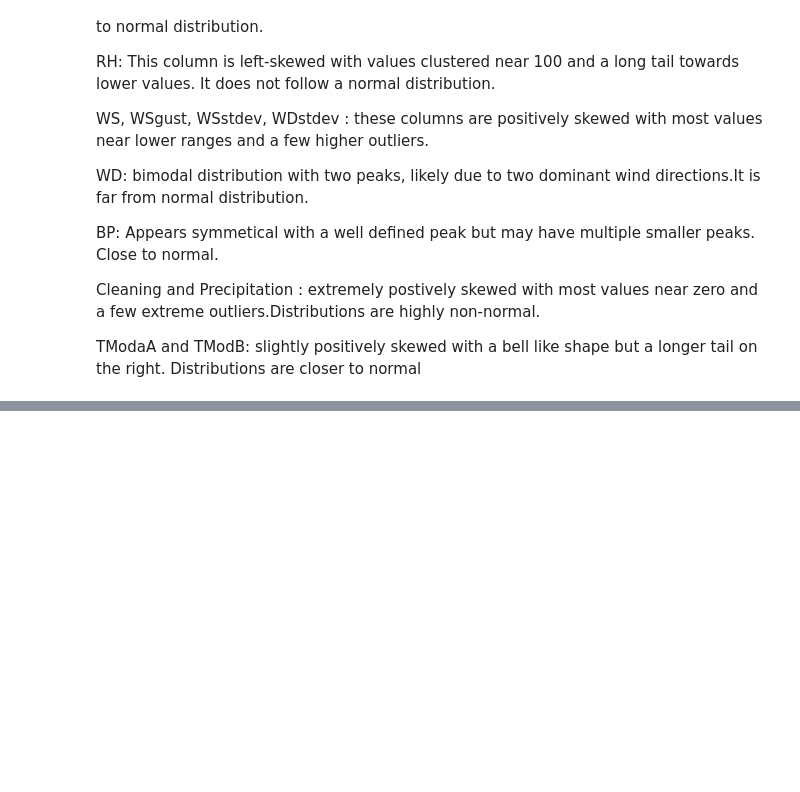
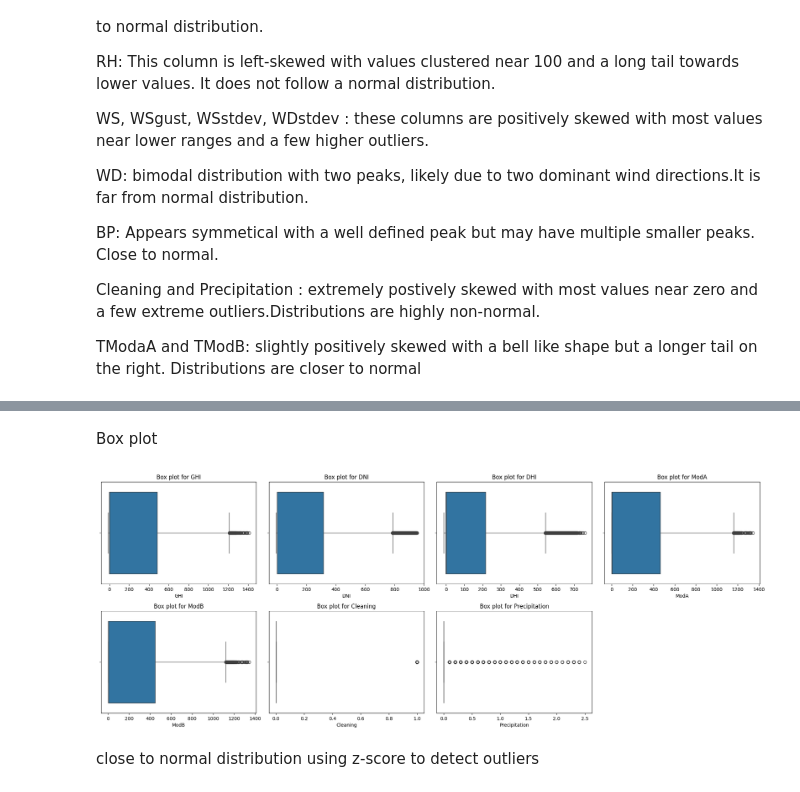
Before and after one commit to SamrawitMM/SolarRadiation-EDA, a Jupyter notebook: notebooks/main.ipynb, the cells around one changed output, grey strips where cells are left out. Saved outputs shown, nothing was run; the diff lists cells and outputs as text; code cells hidden in the pictures; blank space fills up the shorter version.

Commit message:
detect outliers using IQR and z-score

```diff
--- a/notebooks/main.ipynb
+++ b/notebooks/main.ipynb
@@ -572,0 +579,16 @@ Outliers Check
+# %%
+skewed_col = ['GHI', 'DNI', 'DHI', 'ModA', 'ModB', 'Cleaning', 'Precipitation']
+
+for col in skewed_col:
+    Q1 = benin[col].quantile(0.25)
+    Q3 = benin[col].quantile(0.75)
+
+    IQR = Q3 - Q1
+
+    lower_bound = 0
+    upper_bound = Q3 + 1.5 * IQR
+
+    outliers = benin[(benin[col] < lower_bound) | (benin[col] > upper_bound)]
+    print(f' { col } : { outliers.shape[0] }' )
+
+    print(f'Lower bound is : {lower_bound} & Upper bound is { upper_bound}')
@@ -572,0 +610,20 @@ Outliers Check
+# %% [markdown]
+Box plot
+# %%
+columns_to_plot = skewed_col
+
+
+plt.figure(figsize=(20, 15))
+
+for i, column in enumerate(columns_to_plot, 1):
+    plt.subplot(4, 4, i)
+    sns.boxplot(x=benin[column])
+    plt.title(f'Box plot for { column }')
+    plt.xlabel(column)
+
+plt.tight_layout()
+plt.show()
+# %% [output]
+[figure, added]
+# %% [markdown]
+close to normal distribution using z-score to detect outliers
```
Also changed, not shown: parts of 17 cells of this notebook.
